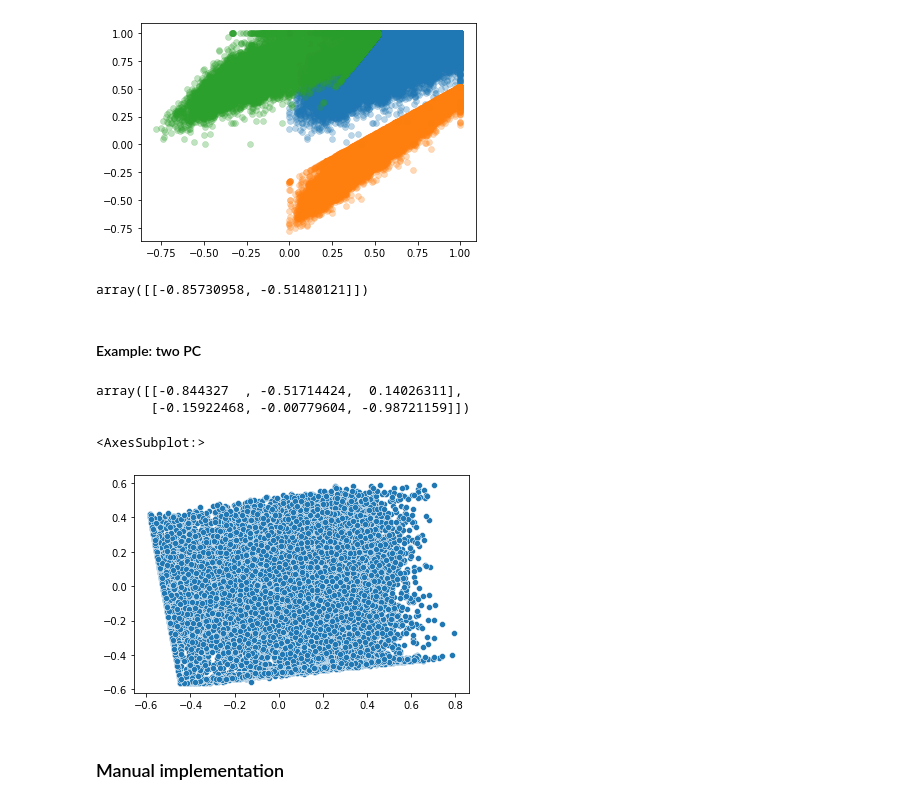
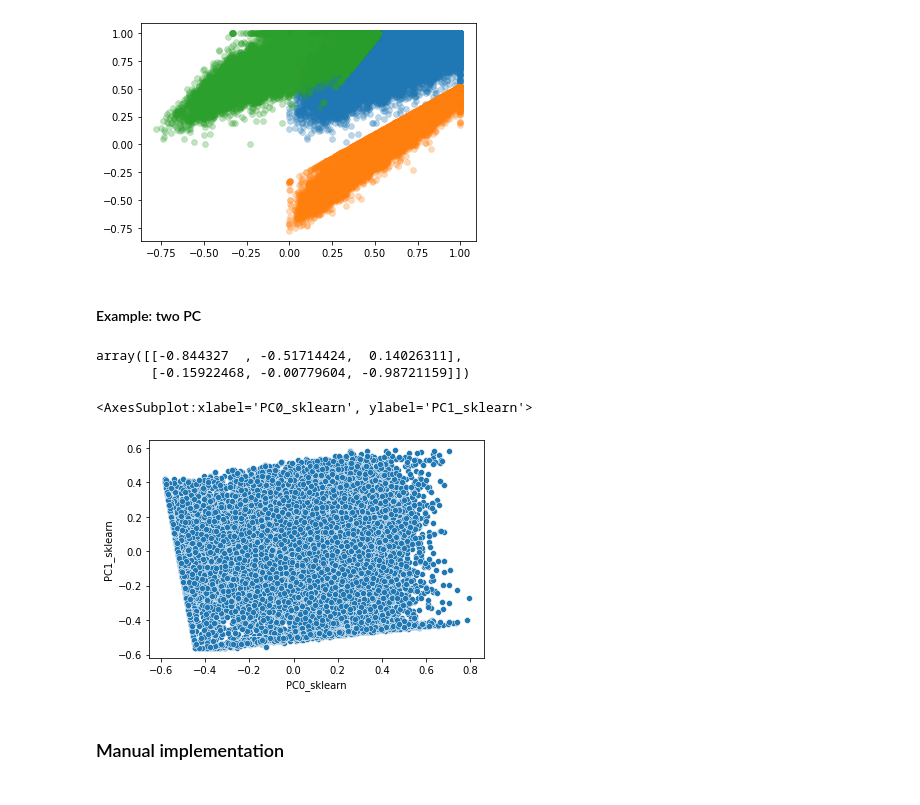
Before and after one commit to rknagao/studies, a Jupyter notebook: dimensionality_reduction/pca/pca.ipynb, the cells around one changed output. Saved outputs shown, nothing was run; the diff lists cells and outputs as text; code cells hidden in the pictures.

```diff
--- a/dimensionality_reduction/pca/pca.ipynb
+++ b/dimensionality_reduction/pca/pca.ipynb
@@ -274,24 +264,26 @@ plt.scatter(X1['PC_neg'], X1['AveRooms'], linewidth=0.5, alpha=.3)
 # %% [output]
 <matplotlib.collections.PathCollection at 0x...>
 [figure]
-# %%
-pca1.components_
-# %% [output]
-array([[-0.85730958, -0.51480121]])
 # %% [markdown]
 #### Example: two PC
+# %%
+# Preparing the data for a double PC.
+example2_col = ['MedInc', 'AveRooms', 'Population']
+X2 = X[example2_col]
 # %%
 # Reexecuting sklearn implementation with smaller sample.
-pca_mini = PCA(n_components=2, random_state=52).fit(X_mini)
-display(pca_mini.components_)
+pca2 = PCA(n_components=2, random_state=52).fit(X2)
+display(pca2.components_)
+
+df_pca2 = pd.DataFrame(pca2.transform(X2), columns=['PC0_sklearn', 'PC1_sklearn'])
+X2 = pd.concat([X2, df_pca2], axis=1)
 
 # Plot
-plot = pca_mini.transform(X_mini)
-sns.scatterplot(x=plot[:,0], y=plot[:,1])
+sns.scatterplot(x=X2['PC0_sklearn'], y=X2['PC1_sklearn'])
 # %% [output]
 array([[-0.844327  , -0.51714424,  0.14026311],
        [-0.15922468, -0.00779604, -0.98721159]])
-<AxesSubplot:>
+<AxesSubplot:xlabel='PC0_sklearn', ylabel='PC1_sklearn'>
-[figure, old version]
+[figure, new version]
 # %% [markdown]
 ### Manual implementation
```
Also changed, not shown: parts of 22 cells of this notebook.
